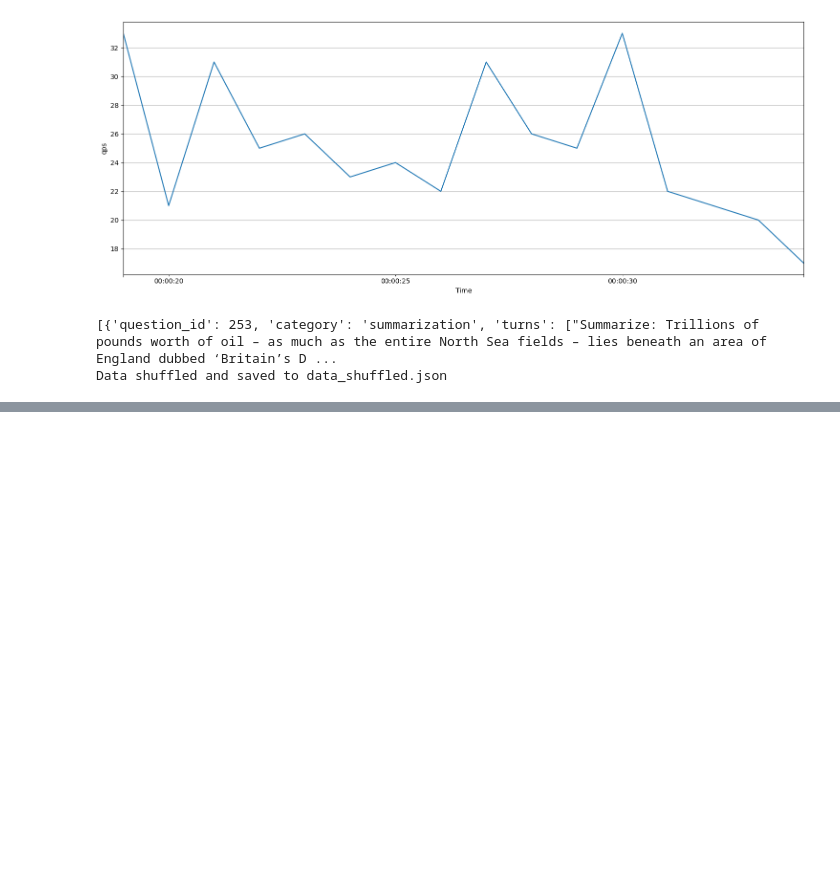
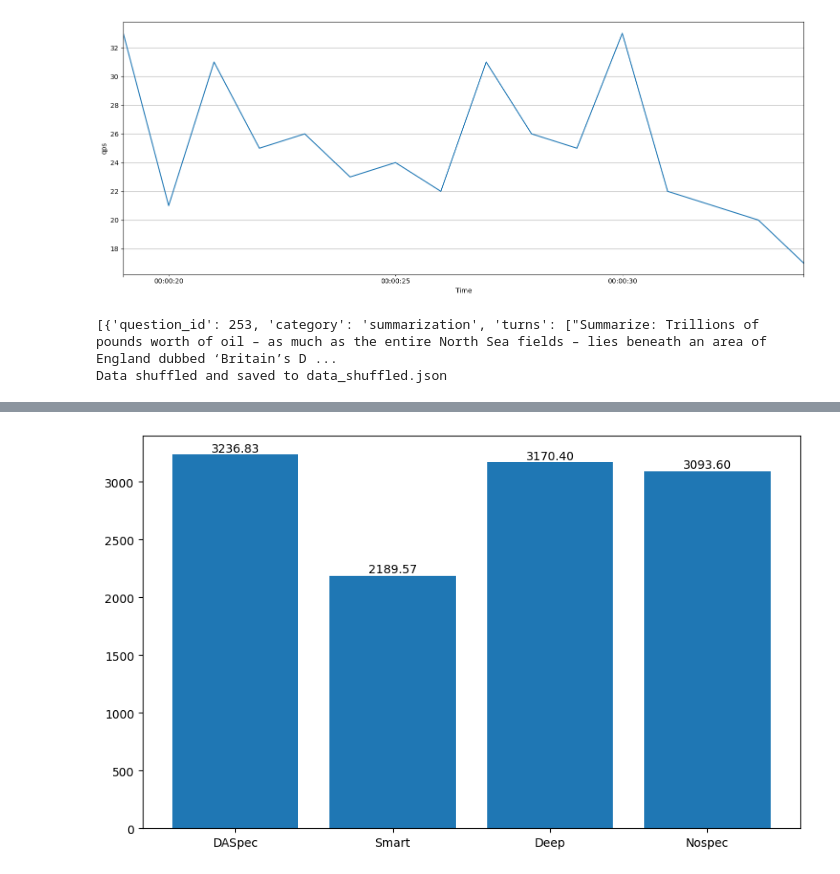
Before and after one commit to lihuahua123/vllm_speculative, a Jupyter notebook: exps/draw2.ipynb, the cells around one changed output, grey strips where cells are left out. Drawn from its saved outputs; the diff is of its cells as text; code cells hidden in the pictures; blank space fills up the shorter version.

```diff
--- a/exps/draw2.ipynb
+++ b/exps/draw2.ipynb
@@ -351,0 +428,19 @@ Data shuffled and saved to data_shuffled.json
+# %%
+# azureqps-15 200 request 4090
+x = ['DASpec','Smart','Deep','Nospec']
+y = [3236.83,2189.57,3170.40,3093.60]#[3928.36,2559.16,3940.91,3906.22]
+# y = [i/y[-1] for i in y]
+
+import matplotlib.pyplot as plt
+
+plt.figure(figsize=(10, 6))
+bars = plt.bar(x,y)
+# Add value labels on top of each bar
+for bar in bars:
+    height = bar.get_height()
+    plt.text(bar.get_x() + bar.get_width()/2., height,
+             f'{height:.2f}',
+             ha='center', va='bottom')
+plt.show()
+# %% [output]
+[figure, added]
```
Also changed, not shown: parts of 3 cells of this notebook, 11 other files.
